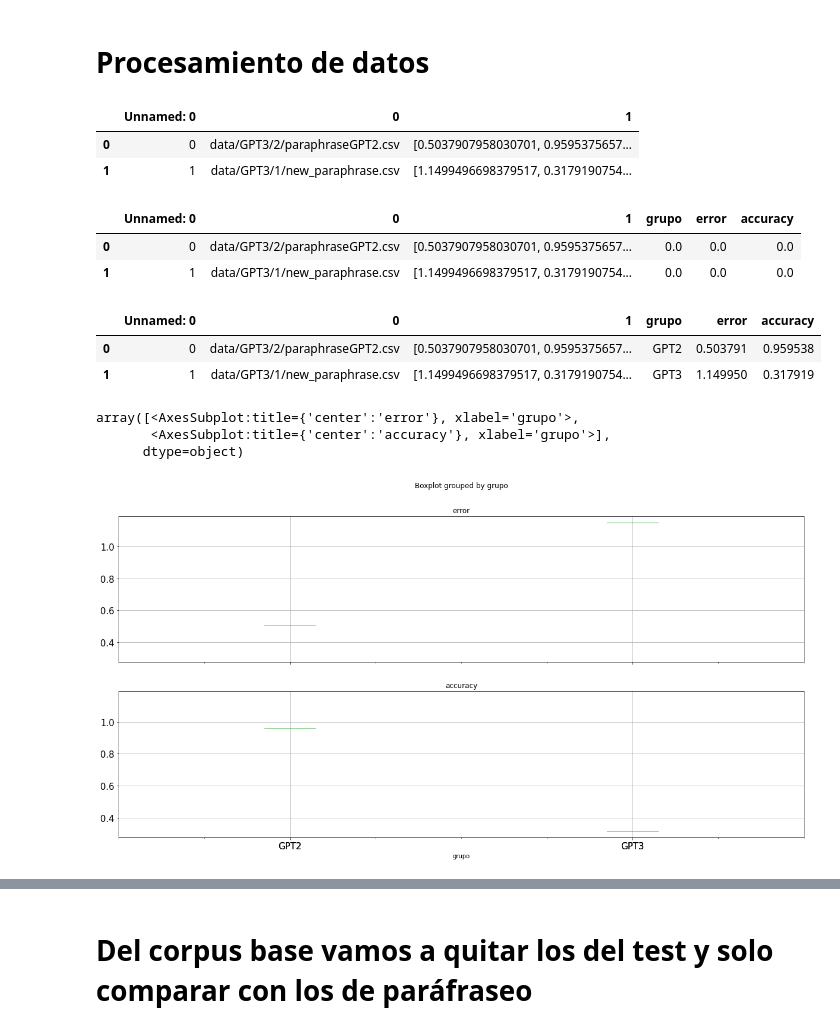
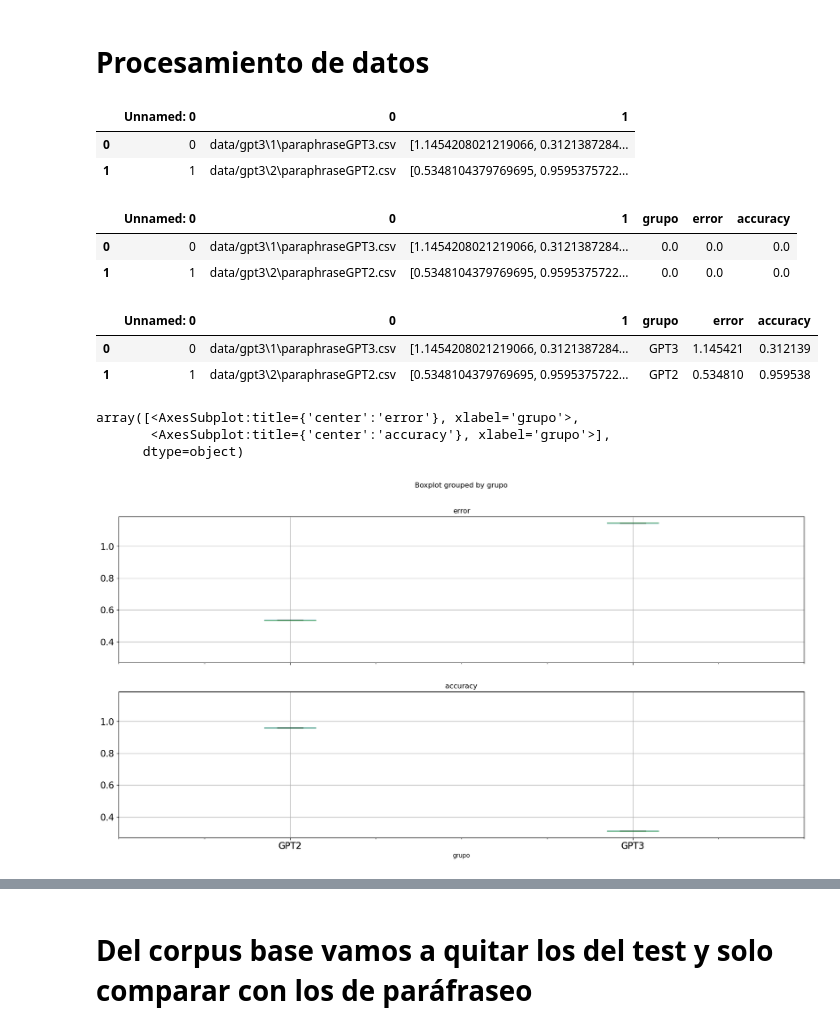
Before and after one commit to david-T-M/RTE_Parik, a Jupyter notebook: estadistica_GPT2_GPT3.ipynb, the cells around one changed output, grey strips where cells are left out. Drawn from its saved outputs; the diff is of its cells as text; code cells hidden in the pictures.

```diff
--- a/estadistica_GPT2_GPT3.ipynb
+++ b/estadistica_GPT2_GPT3.ipynb
@@ -4,12 +4,12 @@ import glob
 # %% [markdown]
 # Procesamiento de datos
 # %%
-resultados=pd.read_csv("data/GPT3_salida/resultados.csv")
+resultados=pd.read_csv("data/gpt3_salida/resultados.csv")
 resultados
 # %% [output]
 |  | Unnamed: 0 | 0 | 1 |
-| 0 | 0 | data/GPT3/2/paraphraseGPT2.csv | [0.5037907958030701, 0.9595375657... |
-| 1 | 1 | data/GPT3/1/new_paraphrase.csv | [1.1499496698379517, 0.3179190754... |
+| 0 | 0 | data/gpt3\1\paraphraseGPT3.csv | [1.1454208021219066, 0.3121387284... |
+| 1 | 1 | data/gpt3\2\paraphraseGPT2.csv | [0.5348104379769695, 0.9595375722... |
 # %%
 resultados=resultados.assign(grupo=0.0)
 resultados=resultados.assign(error=0.0)
@@ -18,22 +18,22 @@ resultados=resultados.assign(accuracy=0.0)
 resultados
 # %% [output]
 |  | Unnamed: 0 | 0 | 1 | grupo | error | accuracy |
-| 0 | 0 | data/GPT3/2/paraphraseGPT2.csv | [0.5037907958030701, 0.9595375657... | 0.0 | 0.0 | 0.0 |
-| 1 | 1 | data/GPT3/1/new_paraphrase.csv | [1.1499496698379517, 0.3179190754... | 0.0 | 0.0 | 0.0 |
+| 0 | 0 | data/gpt3\1\paraphraseGPT3.csv | [1.1454208021219066, 0.3121387284... | 0.0 | 0.0 | 0.0 |
+| 1 | 1 | data/gpt3\2\paraphraseGPT2.csv | [0.5348104379769695, 0.9595375722... | 0.0 | 0.0 | 0.0 |
 # %%
 temp=resultados.copy()
-grupos=["GPT2","GPT3"]
+grupos=["GPT3","GPT2"]
 i=0
 for index,strings in temp.iterrows():
     resultados.at[index,'grupo']=grupos[i]
     resultados.at[index,'error']=float(strings[2].split(',')[0][1:])
     resultados.at[index,'accuracy']=float(strings[2].split(',')[1][:-1])
     i+=1
 resultados
 # %% [output]
 |  | Unnamed: 0 | 0 | 1 | grupo | error | accuracy |
-| 0 | 0 | data/GPT3/2/paraphraseGPT2.csv | [0.5037907958030701, 0.9595375657... | GPT2 | 0.503791 | 0.959538 |
-| 1 | 1 | data/GPT3/1/new_paraphrase.csv | [1.1499496698379517, 0.3179190754... | GPT3 | 1.149950 | 0.317919 |
+| 0 | 0 | data/gpt3\1\paraphraseGPT3.csv | [1.1454208021219066, 0.3121387284... | GPT3 | 1.145421 | 0.312139 |
+| 1 | 1 | data/gpt3\2\paraphraseGPT2.csv | [0.5348104379769695, 0.9595375722... | GPT2 | 0.534810 | 0.959538 |
 # %%
 resultados.boxplot(column=['error', 'accuracy'],by='grupo',layout=(2, 1), fontsize=15,figsize=(20,10))
 #resultados.boxplot(by='grupo')
@@ -41,7 +41,7 @@ resultados.boxplot(column=['error', 'accuracy'],by='grupo',layout=(2, 1), fontsi
 array([<AxesSubplot:title={'center':'error'}, xlabel='grupo'>,
        <AxesSubplot:title={'center':'accuracy'}, xlabel='grupo'>],
       dtype=object)
-[figure, old version]
+[figure, new version]
 # %%
 import matplotlib.pyplot as plt
 
```
Also changed, not shown: parts of 12 cells of this notebook, 5 other files.
